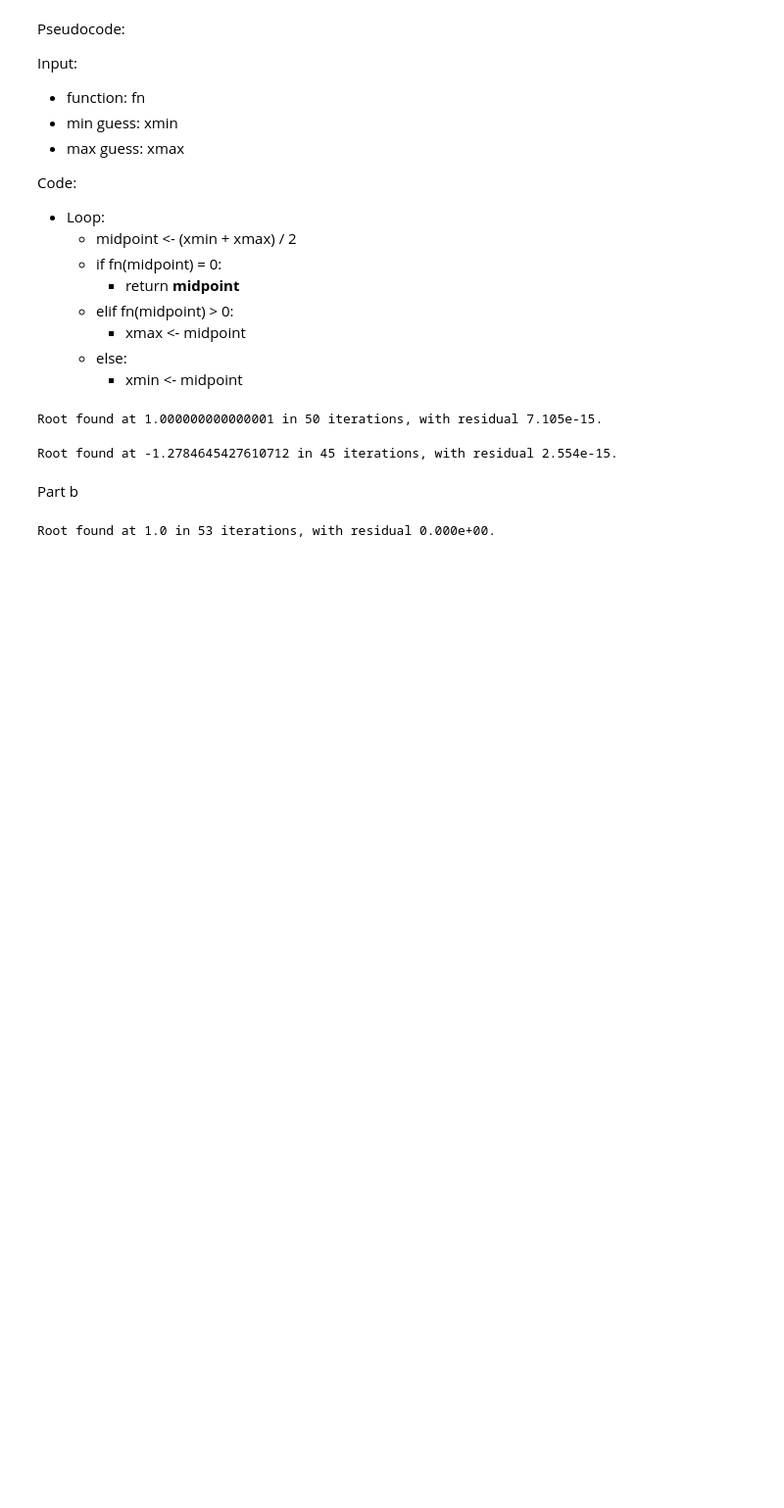
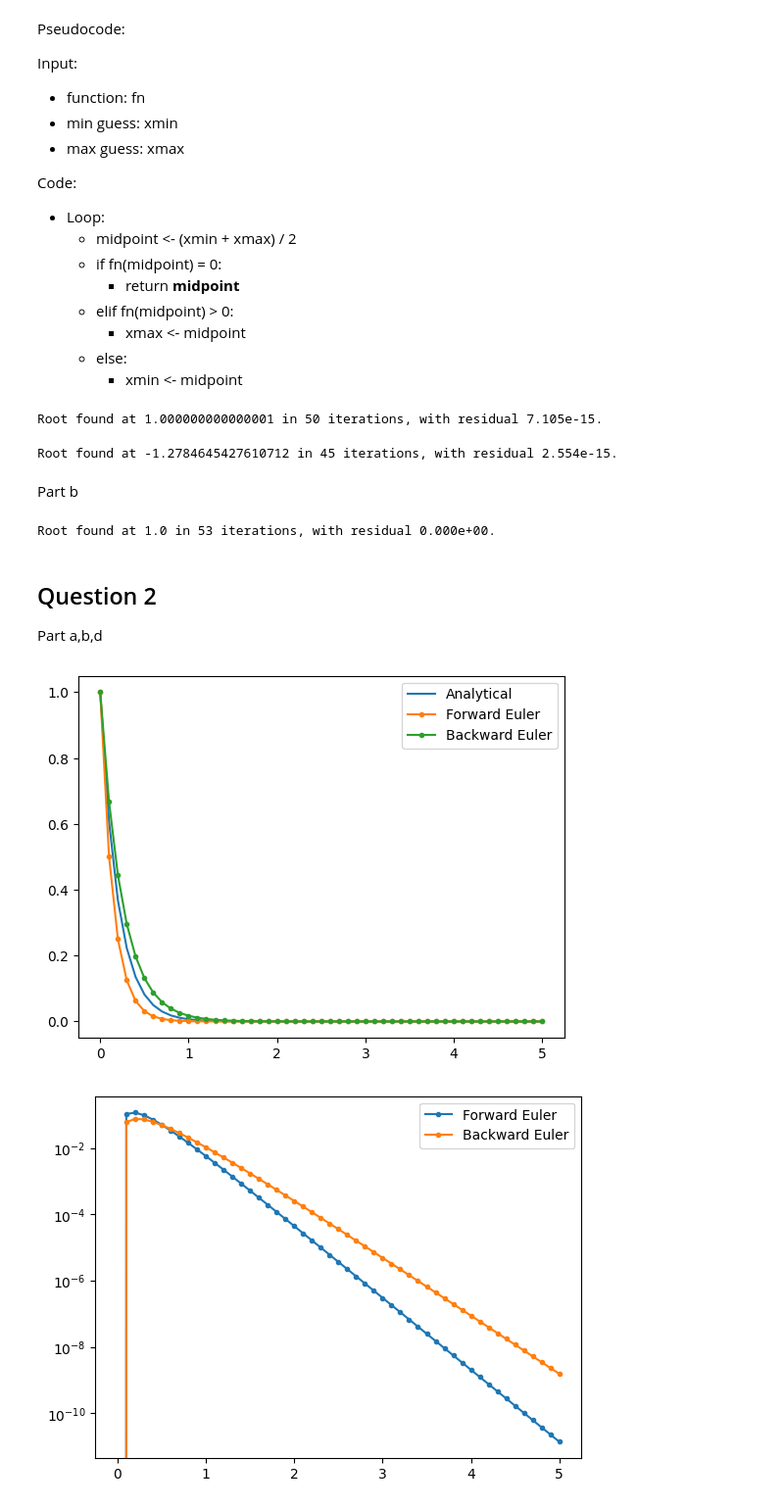
Before and after one commit to tristanpang/numerical-methods-notes, a Jupyter notebook: tutorial sols/ps1.ipynb, the cells around one changed output. Shown at 98% size. Saved outputs shown, nothing was run; the diff lists cells and outputs as text; code cells hidden in the pictures; blank space fills up the shorter version.

```diff
--- a/tutorial sols/ps1.ipynb
+++ b/tutorial sols/ps1.ipynb
@@ -80,3 +85,56 @@ fnderiv = lambda x: 2*x + 5
 root_newton(fn, fnderiv, 1e15, 1e-14, 1e-14, 100)
 # %% [output]
 Root found at 1.0 in 53 iterations, with residual 0.000e+00.
+# %% [markdown]
+## Question 2
+
+Part a,b,d
+# %%
+def forward_euler(dydt, y0, dt, tn):
+    y_list = [y0]
+    for t in np.arange(0, tn, dt):
+        y = y_list[-1]
+        y += dydt(y, t) * dt
+        y_list.append(y)
+    return y_list
+# %%
+def backward_euler(dydt, y0, dt, tn, ytol=1e-2):
+    y_list = [y0]
+    for t in np.arange(0, tn, dt):
+        # This is the secant root finding method
+        fn = lambda y: y - dydt(y, t) * dt - y_list[-1]
+        fn_deriv = lambda y: (fn(y+ytol) - fn(y)) / ytol
+        y = root_newton(fn, fn_deriv, y_list[-1], ret=True)
+        y_list.append(y)
+    return y_list
+# %%
+w = 5
+ft = lambda t: 0
+fn = lambda y, t: -w * y + ft(t)
+
+y0 = 1
+dt = .1
+tn = 5
+t = np.arange(0, tn+dt, dt)
+sol = np.exp(-w*t)
+
+def plot_euler(sol):
+    fe = forward_euler(fn, y0, dt, tn)
+    be = backward_euler(fn, y0, dt, tn)
+
+    plt.plot(t, sol, label='Analytical')
+    plt.plot(t, fe, '.-', label='Forward Euler')
+    plt.plot(t, be, '.-', label='Backward Euler')
+    plt.legend()
+    plt.show()
+
+    plt.plot(t, np.abs(sol-fe), '.-', label='Forward Euler')
+    plt.plot(t, np.abs(sol-be), '.-', label='Backward Euler')
+    # plt.axhline(0, c='k', ls='--')
+    plt.yscale('log')
+    plt.legend()
+    plt.show()
+plot_euler(sol)
+# %% [output]
+[figure, added]
+[figure, added]
```
Also changed, not shown: parts of 7 cells of this notebook.
